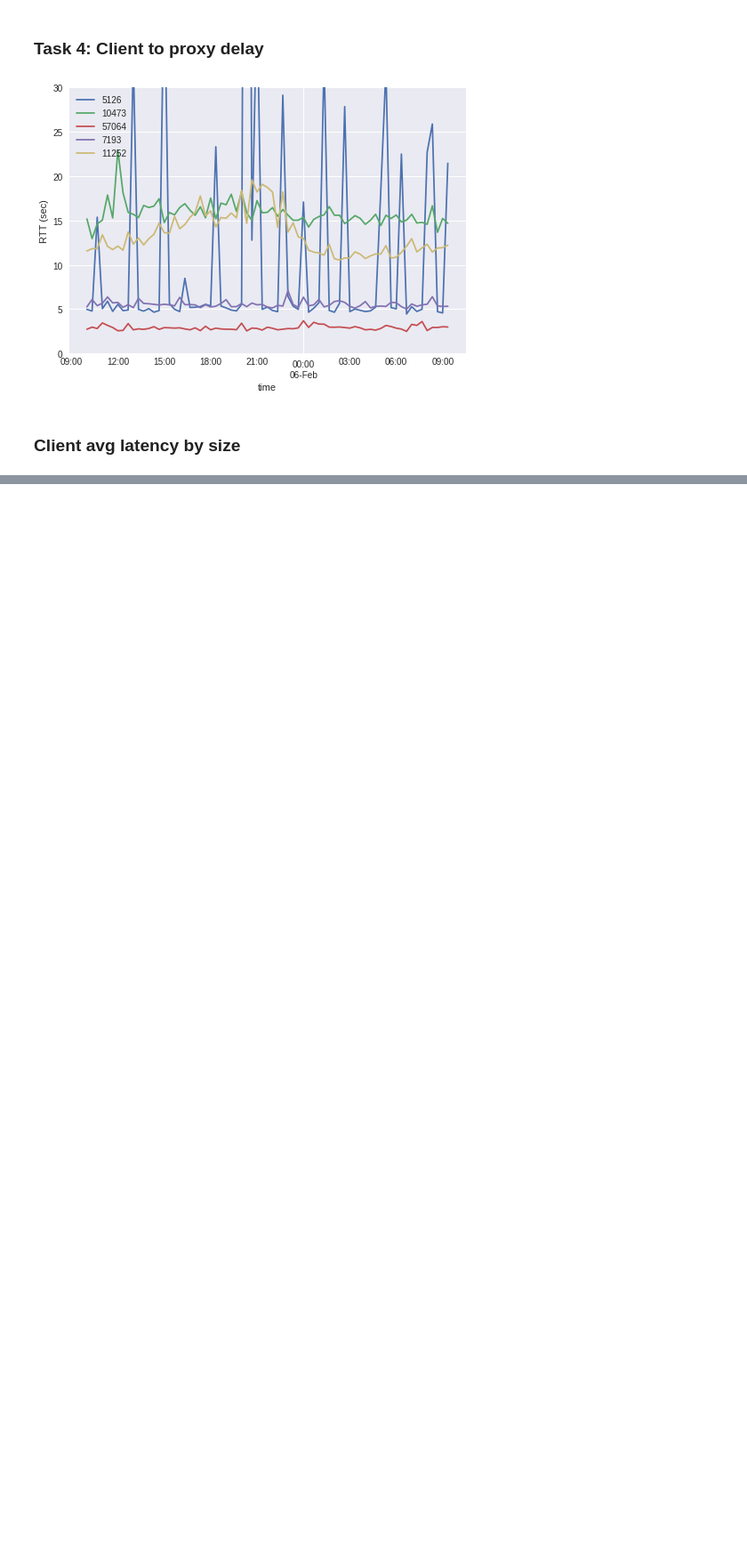
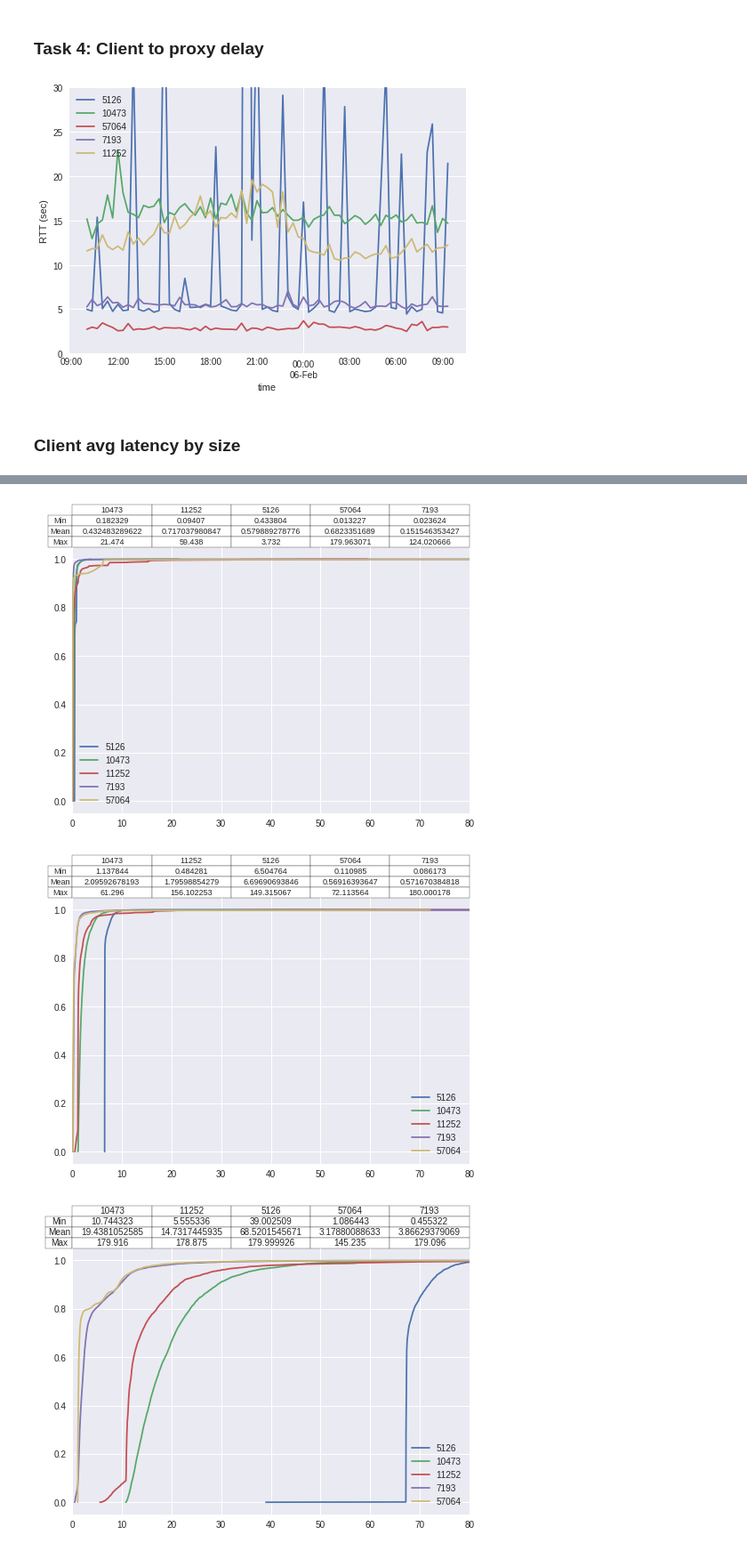
Before and after one commit to khulan8824/proxyTest, a Jupyter notebook: clientLogs.ipynb, the cells around one changed output, grey strips where cells are left out. Shown at 89% size. Saved outputs shown, nothing was run; the diff lists cells and outputs as text; code cells hidden in the pictures; blank space fills up the shorter version.

```diff
--- a/clientLogs.ipynb
+++ b/clientLogs.ipynb
@@ -482,0 +468,36 @@ show_avg_latency(client_data)
+# %%
+def show_avg_latency_by_size(df):
+    size_range = df.size_range.unique()
+    for rng in size_range:
+        if rng in ['youtube', 'bbc']:
+                continue
+        df_range = df.query('size_range == "'+rng+'"')
+
+        proxies = df_range.proxy.unique()
+        #print(size_range)
+        labels = []
+        for proxy in proxies:
+            df_proxy = df_range.query('proxy == "'+proxy+'"')
+            getECDF(df_proxy, 'download').plot()
+            labels.append(proxy)
+
+        dcsummary = pd.DataFrame([df_range.groupby(['proxy']).download.min(),
+                                  df_range.groupby(['proxy']).download.mean(),
+                                  df_range.groupby(['proxy']).download.max()],index=['Min','Mean','Max'])
+
+        plt.table(cellText=dcsummary.values,
+        rowLabels=dcsummary.index,
+        colLabels=dcsummary.columns,
+        cellLoc = 'center', rowLoc = 'center',loc='top')
+
+
+        plt.legend(labels)
+        #plt.title(rng)
+        plt.xlim(0,80)
+        plt.show()
+
+show_avg_latency_by_size(client_data)
+# %% [output]
+[figure, added]
+[figure, added]
+[figure, added]
```
Also changed, not shown: parts of 3 cells of this notebook, 1 other file.
